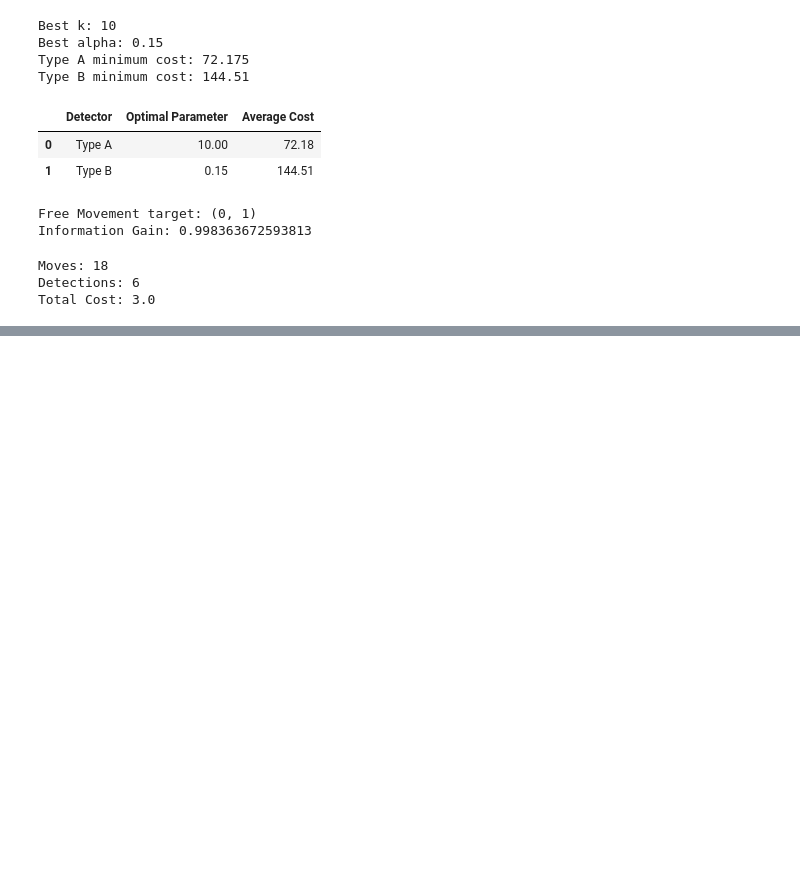
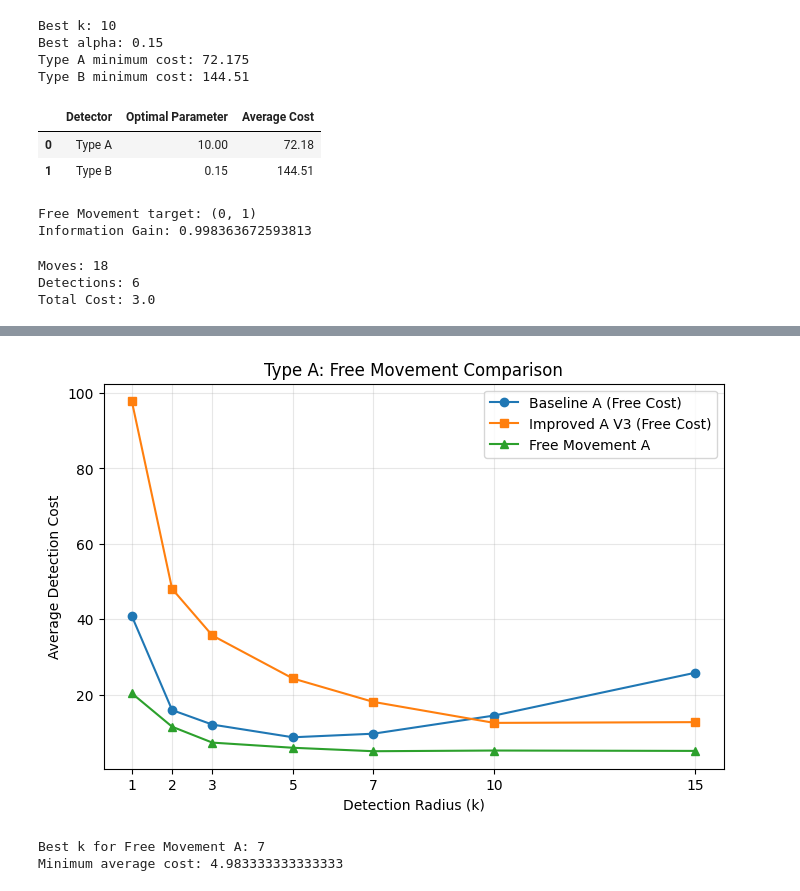
Before and after one commit to taotaokt/CS440, a Jupyter notebook: CS440-Project02-ZhitongGuo/project2.ipynb, the cells around one changed output, grey strips where cells are left out. Cells and saved outputs as stored; diff of their text form; code cells hidden in the pictures; blank space fills up the shorter version.

Commit message:
Type A Free Movement Large Map Experiment

```diff
--- a/CS440-Project02-ZhitongGuo/project2.ipynb
+++ b/CS440-Project02-ZhitongGuo/project2.ipynb
@@ -2501,0 +2623,12 @@ Total Cost: 3.0
+# %%
+df_free_a = pd.DataFrame(results_free_a)
+
+summary_free_a = df_free_a.groupby("k")[
+    [
+        "baseline_free_cost",
+        "improved_free_cost",
+        "free_strategy_cost"
+    ]
+].mean()
+
+display(summary_free_a.round(2))
@@ -2501,0 +2645,45 @@ Total Cost: 3.0
+# %%
+plt.figure(figsize=(8, 5))
+
+plt.plot(
+    summary_free_a.index,
+    summary_free_a["baseline_free_cost"],
+    marker="o",
+    label="Baseline A (Free Cost)"
+)
+
+plt.plot(
+    summary_free_a.index,
+    summary_free_a["improved_free_cost"],
+    marker="s",
+    label="Improved A V3 (Free Cost)"
+)
+
+plt.plot(
+    summary_free_a.index,
+    summary_free_a["free_strategy_cost"],
+    marker="^",
+    label="Free Movement A"
+)
+
+plt.xlabel("Detection Radius (k)")
+plt.ylabel("Average Detection Cost")
+plt.title("Type A: Free Movement Comparison")
+
+plt.xticks(k_values_free)
+plt.grid(alpha=0.3)
+plt.legend()
+plt.show()
+# %% [output]
+[figure, added]
+# %%
+best_k_free = summary_free_a["free_strategy_cost"].idxmin()
+
+print("Best k for Free Movement A:", best_k_free)
+print(
+    "Minimum average cost:",
+    summary_free_a.loc[best_k_free, "free_strategy_cost"]
+)
+# %% [output]
+Best k for Free Movement A: 7
+Minimum average cost: 4.983333333333333
```
Also changed, not shown: parts of 4 cells of this notebook.
